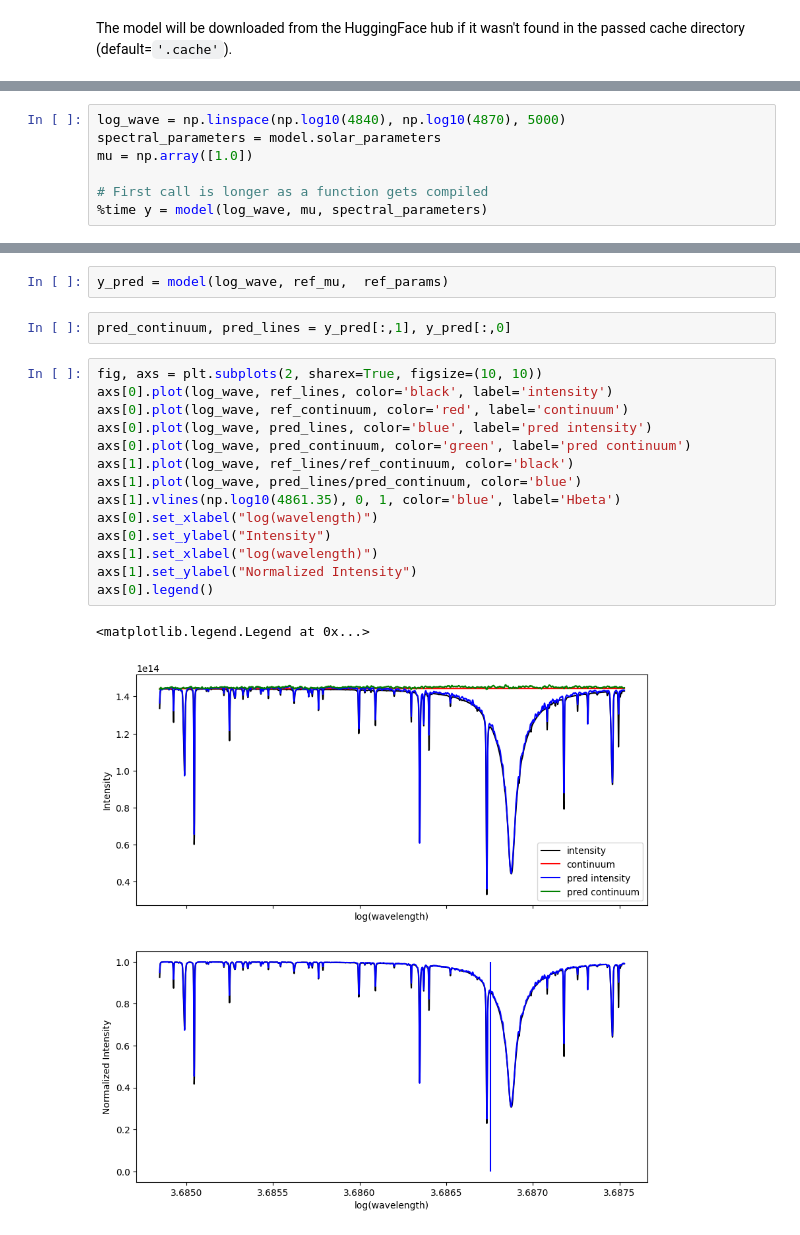
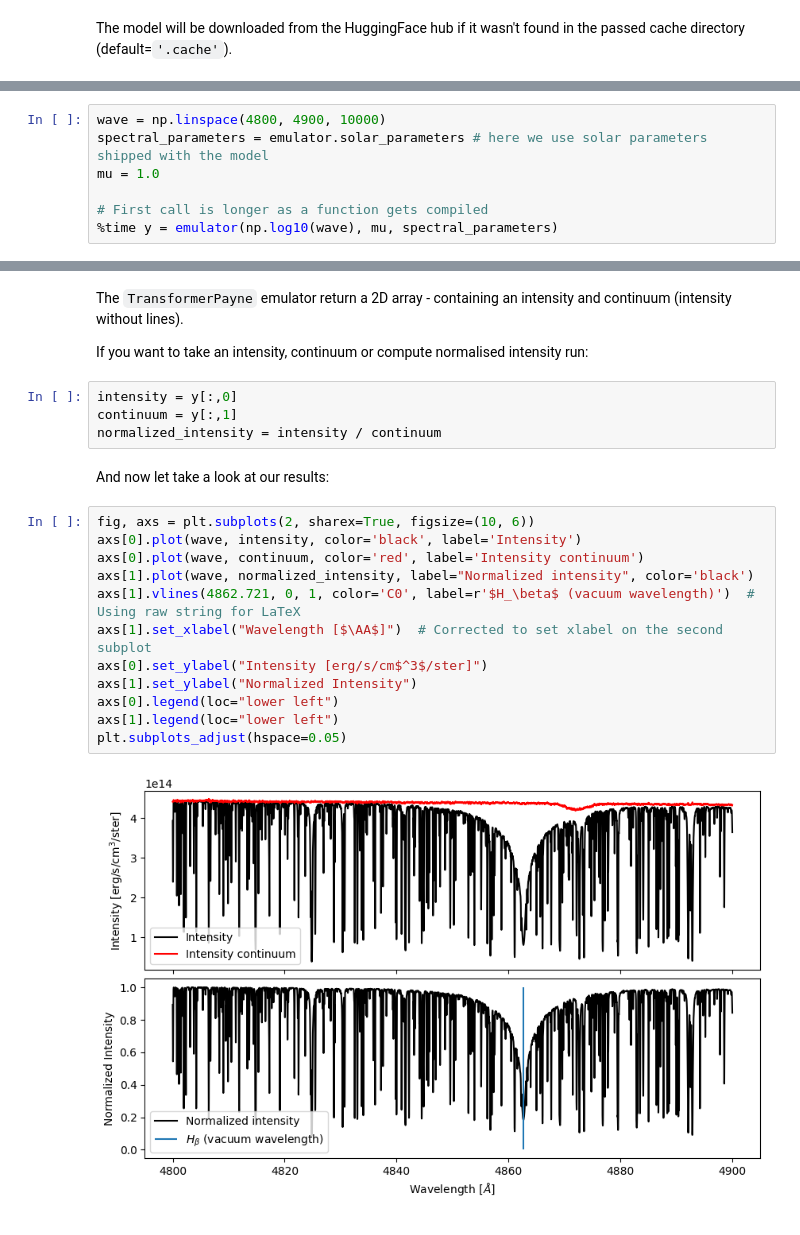
Before and after one commit to RozanskiT/transformer_payne, a Jupyter notebook: tutorial/transformer_payne.ipynb, the cells around one changed output, grey strips where cells are left out. Cells and saved outputs as stored; diff of their text form.

````diff
--- a/tutorial/transformer_payne.ipynb
+++ b/tutorial/transformer_payne.ipynb
@@ -13,9 +13,9 @@ This is all you need! You can now work with spectra by passing in the:
 - $\mu$ - cosine of the angle between the radius and the line-of-sight
 # %%
-log_wave = np.linspace(np.log10(4840), np.log10(4870), 5000)
-spectral_parameters = model.solar_parameters
-mu = np.array([1.0])
+wave = np.linspace(4800, 4900, 10000)
+spectral_parameters = emulator.solar_parameters # here we use solar parameters shipped with the model
+mu = 1.0
 
 # First call is longer as a function gets compiled
-%time y = model(log_wave, mu, spectral_parameters)
+%time y = emulator(np.log10(wave), mu, spectral_parameters)
 # %% [output]
@@ -210,21 +31,24 @@ print(log_wave.shape, ref_lines.shape, ref_continuum.shape)
-# %%
-y_pred = model(log_wave, ref_mu,  ref_params)
-# %%
-pred_continuum, pred_lines = y_pred[:,1], y_pred[:,0]
+# %% [markdown]
+The ```TransformerPayne``` emulator return a 2D array - containing an intensity and continuum (intensity without lines).
+
+If you want to take an intensity, continuum or compute normalised intensity run:
+# %%
+intensity = y[:,0]
+continuum = y[:,1]
+normalized_intensity = intensity / continuum
+# %% [markdown]
+And now let take a look at our results:
 # %%
-fig, axs = plt.subplots(2, sharex=True, figsize=(10, 10))
-axs[0].plot(log_wave, ref_lines, color='black', label='intensity')
-axs[0].plot(log_wave, ref_continuum, color='red', label='continuum')
-axs[0].plot(log_wave, pred_lines, color='blue', label='pred intensity')
-axs[0].plot(log_wave, pred_continuum, color='green', label='pred continuum')
-axs[1].plot(log_wave, ref_lines/ref_continuum, color='black')
-axs[1].plot(log_wave, pred_lines/pred_continuum, color='blue')
-axs[1].vlines(np.log10(4861.35), 0, 1, color='blue', label='Hbeta')
-axs[0].set_xlabel("log(wavelength)")
-axs[0].set_ylabel("Intensity")
-axs[1].set_xlabel("log(wavelength)")
+fig, axs = plt.subplots(2, sharex=True, figsize=(10, 6))
+axs[0].plot(wave, intensity, color='black', label='Intensity')
+axs[0].plot(wave, continuum, color='red', label='Intensity continuum')
+axs[1].plot(wave, normalized_intensity, label="Normalized intensity", color='black')
+axs[1].vlines(4862.721, 0, 1, color='C0', label=r'$H_\beta$ (vacuum wavelength)')  # Using raw string for LaTeX
+axs[1].set_xlabel("Wavelength [$\AA$]")  # Corrected to set xlabel on the second subplot
+axs[0].set_ylabel("Intensity [erg/s/cm$^3$/ster]")
 axs[1].set_ylabel("Normalized Intensity")
-axs[0].legend()
+axs[0].legend(loc="lower left")
+axs[1].legend(loc="lower left")
+plt.subplots_adjust(hspace=0.05)
 # %% [output]
-<matplotlib.legend.Legend at 0x...>
-[figure, old version]
+[figure, new version]
````
Also changed, not shown: parts of 10 cells of this notebook, 4 other files.
